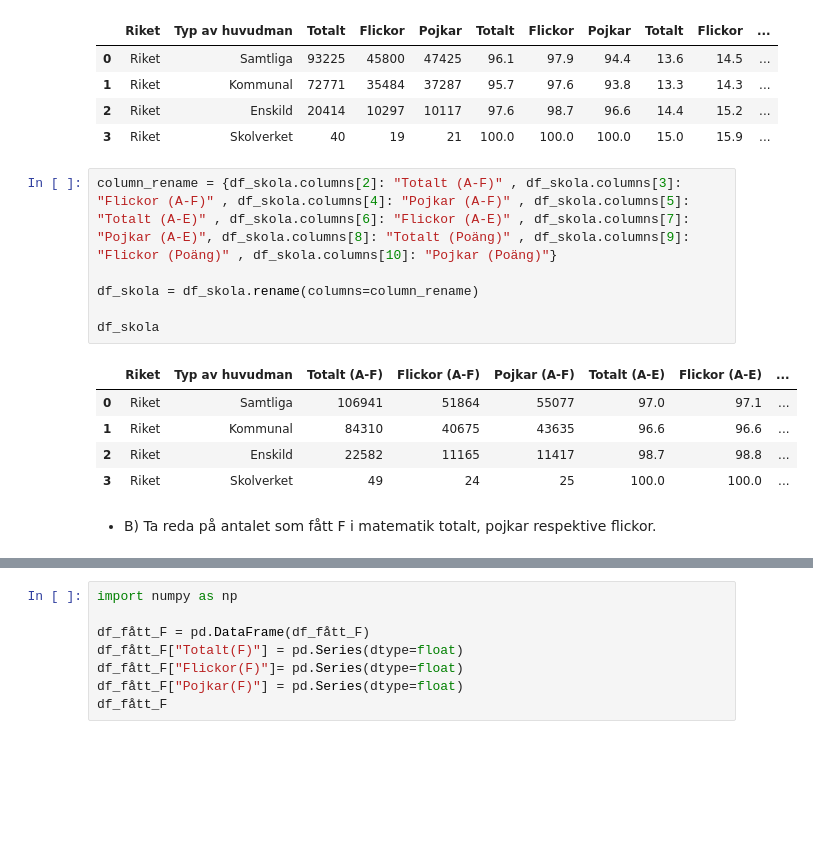
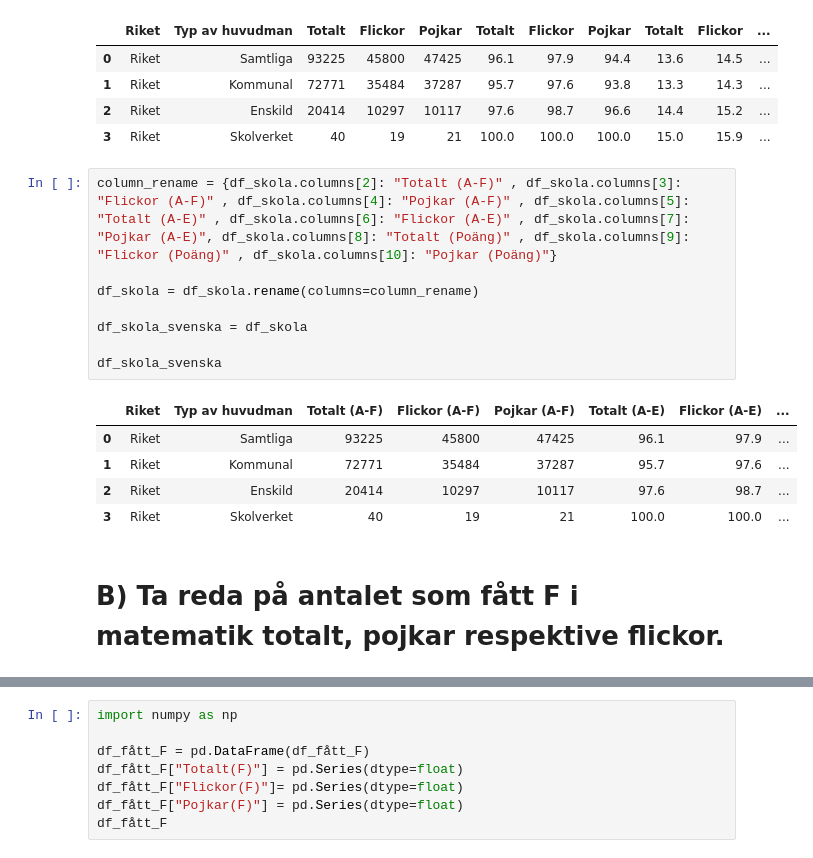
Before and after one commit to mosendamnit/Python-Muhsin-Ahmad-OPA23, a Jupyter notebook: Lab2/Uppgift_0/lab2.ipynb, the cells around one changed output, grey strips where cells are left out. Drawn from its saved outputs; the diff is of its cells as text; blank space fills up the shorter version.

```diff
--- a/Lab2/Uppgift_0/lab2.ipynb
+++ b/Lab2/Uppgift_0/lab2.ipynb
@@ -18,17 +18,19 @@ df_skola
 # %%
 column_rename = {df_skola.columns[2]: "Totalt (A-F)" , df_skola.columns[3]: "Flickor (A-F)" , df_skola.columns[4]: "Pojkar (A-F)" , df_skola.columns[5]: "Totalt (A-E)" , df_skola.columns[6]: "Flickor (A-E)" , df_skola.columns[7]: "Pojkar (A-E)", df_skola.columns[8]: "Totalt (Poäng)" , df_skola.columns[9]: "Flickor (Poäng)" , df_skola.columns[10]: "Pojkar (Poäng)"}
 
 df_skola = df_skola.rename(columns=column_rename)
 
-df_skola
+df_skola_svenska = df_skola
+
+df_skola_svenska
 # %% [output]
 |  | Riket | Typ av huvudman | Totalt (A-F) | Flickor (A-F) | Pojkar (A-F) | Totalt (A-E) | Flickor (A-E) | ... |
-| 0 | Riket | Samtliga | 106941 | 51864 | 55077 | 97.0 | 97.1 | ... |
-| 1 | Riket | Kommunal | 84310 | 40675 | 43635 | 96.6 | 96.6 | ... |
-| 2 | Riket | Enskild | 22582 | 11165 | 11417 | 98.7 | 98.8 | ... |
-| 3 | Riket | Skolverket | 49 | 24 | 25 | 100.0 | 100.0 | ... |
+| 0 | Riket | Samtliga | 93225 | 45800 | 47425 | 96.1 | 97.9 | ... |
+| 1 | Riket | Kommunal | 72771 | 35484 | 37287 | 95.7 | 97.6 | ... |
+| 2 | Riket | Enskild | 20414 | 10297 | 10117 | 97.6 | 98.7 | ... |
+| 3 | Riket | Skolverket | 40 | 19 | 21 | 100.0 | 100.0 | ... |
 # %% [markdown]
-- B) Ta reda på antalet som fått F i matematik totalt, pojkar respektive flickor.
+# B) Ta reda på antalet som fått F i matematik totalt, pojkar respektive flickor.
 # %%
 df_skola = pd.read_excel("../Uppgift_0/riket2023_åk9_np.xlsx", sheet_name= "Matematik" , skiprows=8)
 
```
Also changed, not shown: parts of 15 cells of this notebook.
